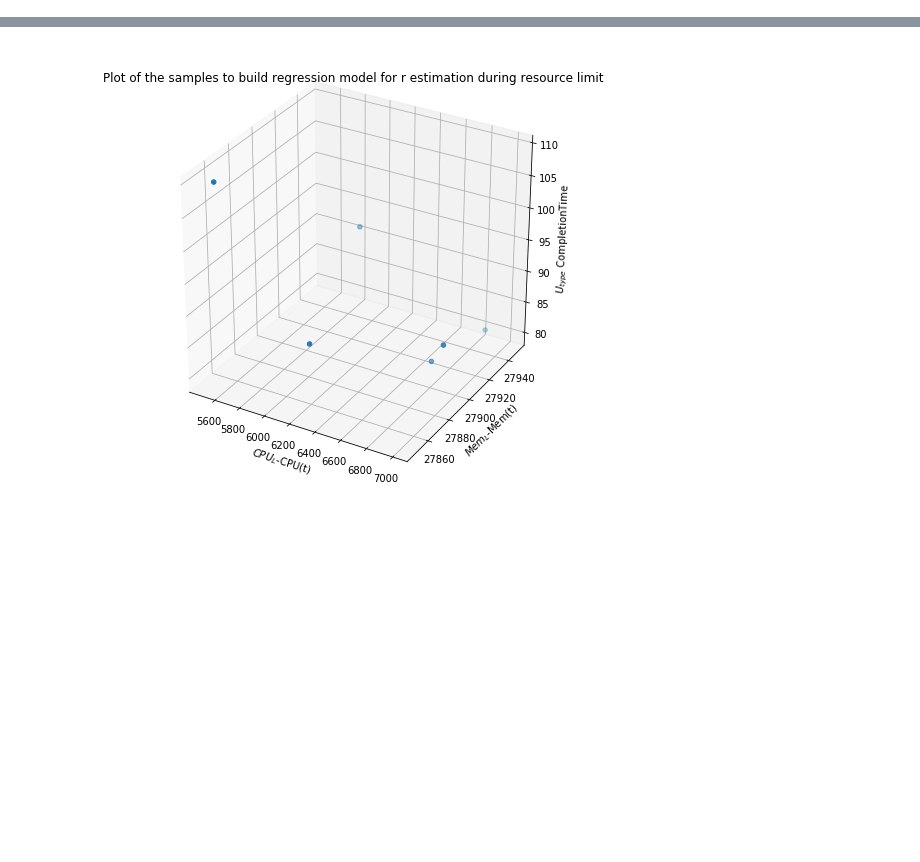
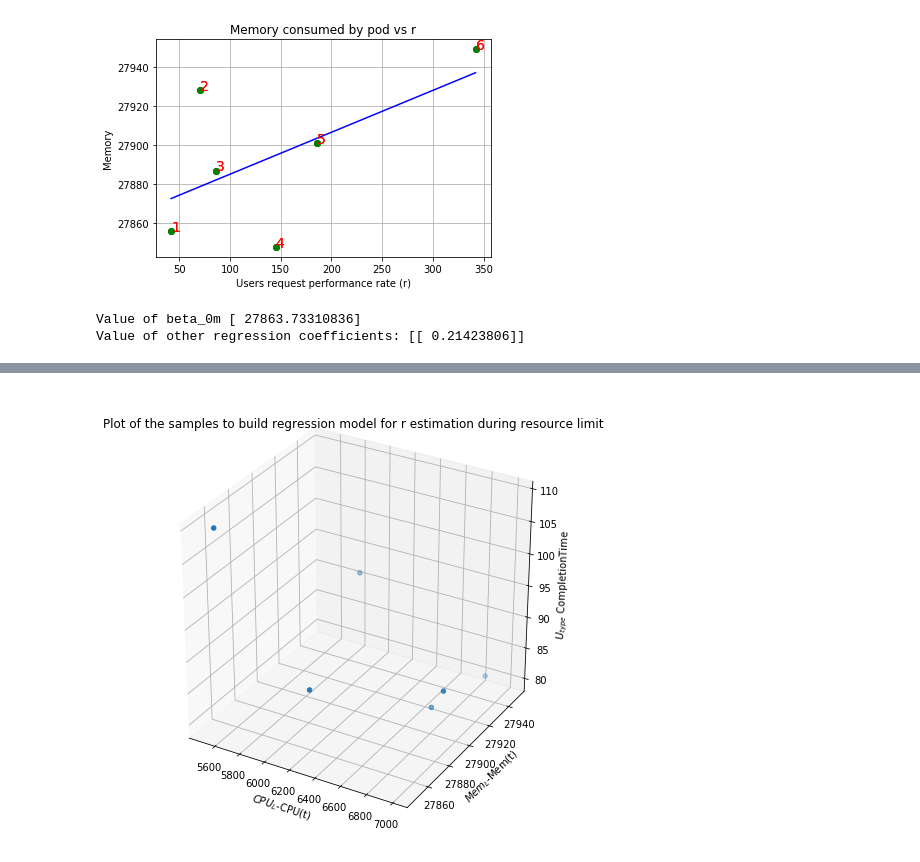
Before and after one commit to rkarn/Evolutionary-Architecture-Learning, a Jupyter notebook: Optimization/Regression-Models.ipynb, the cells around one changed output, grey strips where cells are left out. Saved outputs shown, nothing was run; the diff lists cells and outputs as text; code cells hidden in the pictures; blank space fills up the shorter version.

```diff
--- a/Optimization/Regression-Models.ipynb
+++ b/Optimization/Regression-Models.ipynb
@@ -0,0 +12,23 @@
+# %%
+#Memory Estimation
+X = np.array(users_req_rate).reshape(-1, 1)
+Y = np.array(Mem).reshape(-1, 1)
+linear_regressor = LinearRegression()  # create object for the class
+linear_regressor.fit(X, Y)  # perform linear regression
+Y_pred = linear_regressor.predict(X)  # make predictions
+plt.plot(users_req_rate,Mem,'go', linewidth=2)
+for i,j,k in zip(users_req_rate,Mem,range(1,len(Mem)+1)):
+    plt.annotate(str(k),xy=(i,j),color='r', fontsize=14)
+plt.plot(X, Y_pred, color='blue')
+plt.xlabel('Users request performance rate (r)')
+plt.ylabel('Memory')
+plt.grid(True)
+plt.title("Memory consumed by pod vs r")
+plt.show()
+
+print 'Value of beta_0m',linear_regressor.intercept_
+print 'Value of other regression coefficients:',linear_regressor.coef_
+# %% [output]
+[figure, added]
+Value of beta_0m [ 27863.73310836]
+Value of other regression coefficients: [[ 0.21423806]]
```
Also changed, not shown: parts of 4 cells of this notebook.
